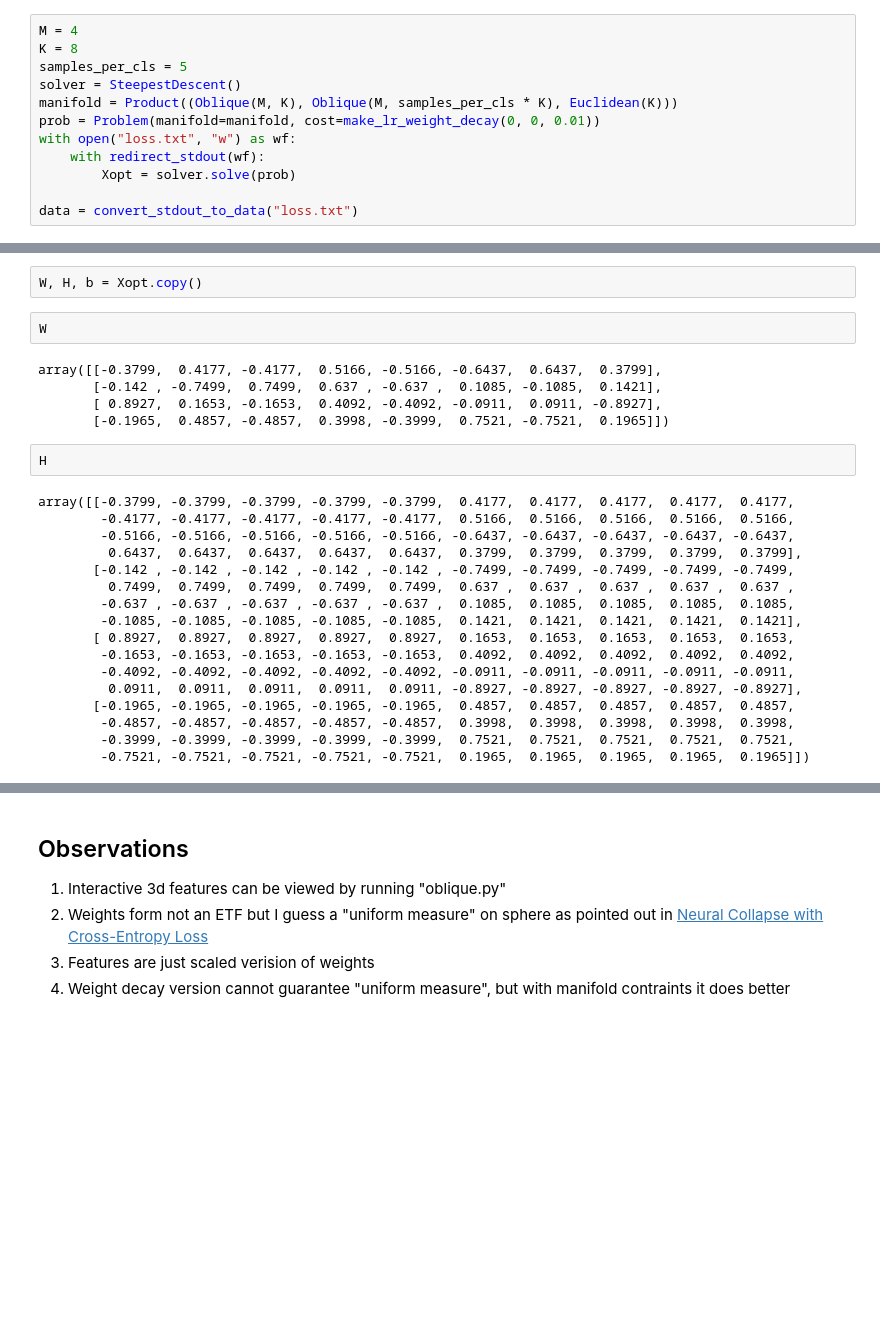
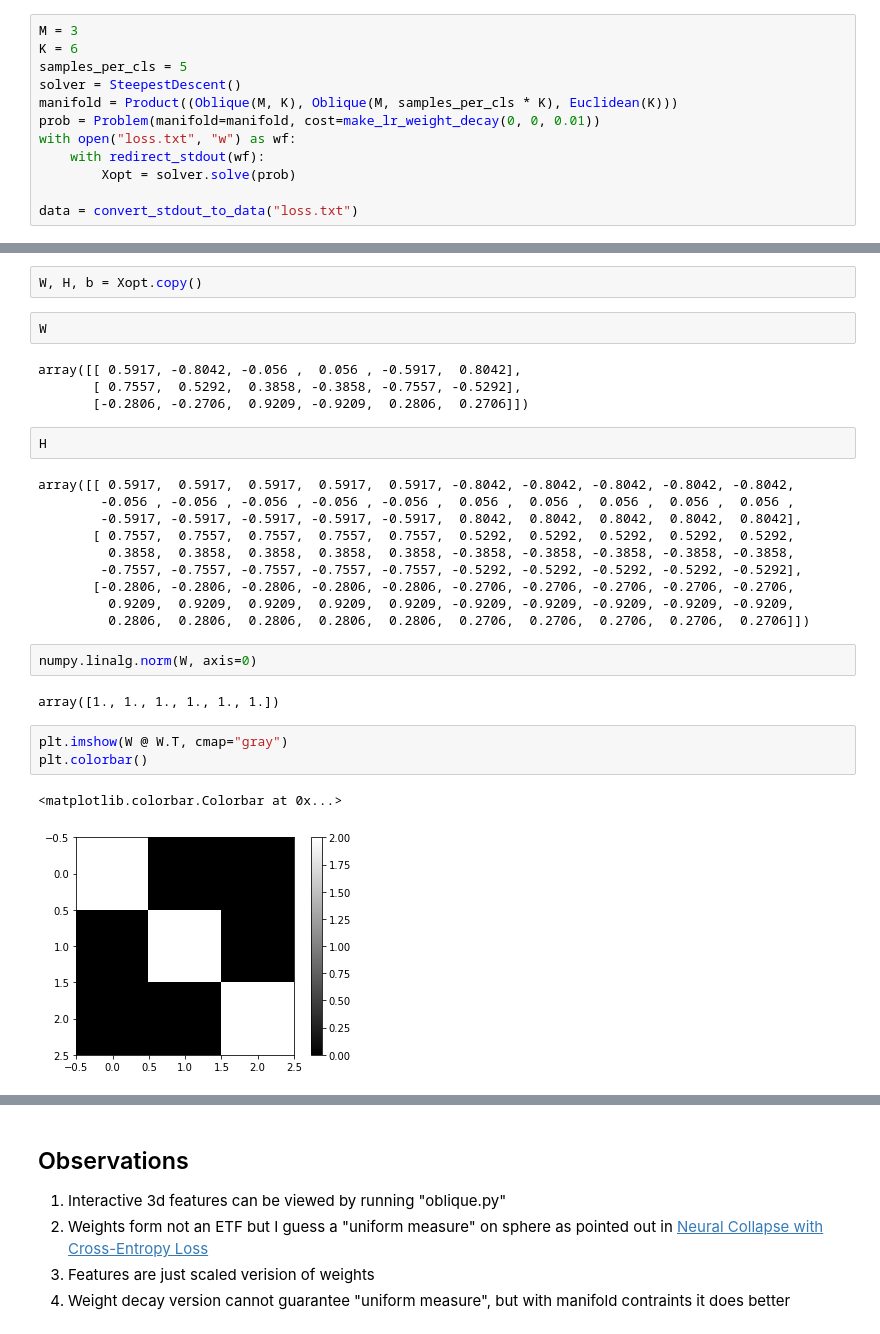
Before and after one commit to 10258392511/NeuralCollapse, a Jupyter notebook: experiments.ipynb, the cells around one changed output, grey strips where cells are left out. Cells and saved outputs as stored; diff of their text form; blank space fills up the shorter version.

```diff
--- a/experiments.ipynb
+++ b/experiments.ipynb
@@ -418,6 +418,6 @@ plt.savefig("images/8cls_2d_decay.png")
 # %%
-M = 4
-K = 8
+M = 3
+K = 6
 samples_per_cls = 5
 solver = SteepestDescent()
 manifold = Product((Oblique(M, K), Oblique(M, samples_per_cls * K), Euclidean(K)))
@@ -434,26 +434,28 @@ W, H, b = Xopt.copy()
 # %%
 W
 # %% [output]
-array([[-0.3799,  0.4177, -0.4177,  0.5166, -0.5166, -0.6437,  0.6437,  0.3799],
-       [-0.142 , -0.7499,  0.7499,  0.637 , -0.637 ,  0.1085, -0.1085,  0.1421],
-       [ 0.8927,  0.1653, -0.1653,  0.4092, -0.4092, -0.0911,  0.0911, -0.8927],
-       [-0.1965,  0.4857, -0.4857,  0.3998, -0.3999,  0.7521, -0.7521,  0.1965]])
+array([[ 0.5917, -0.8042, -0.056 ,  0.056 , -0.5917,  0.8042],
+       [ 0.7557,  0.5292,  0.3858, -0.3858, -0.7557, -0.5292],
+       [-0.2806, -0.2706,  0.9209, -0.9209,  0.2806,  0.2706]])
 # %%
 H
 # %% [output]
-array([[-0.3799, -0.3799, -0.3799, -0.3799, -0.3799,  0.4177,  0.4177,  0.4177,  0.4177,  0.4177,
-        -0.4177, -0.4177, -0.4177, -0.4177, -0.4177,  0.5166,  0.5166,  0.5166,  0.5166,  0.5166,
-        -0.5166, -0.5166, -0.5166, -0.5166, -0.5166, -0.6437, -0.6437, -0.6437, -0.6437, -0.6437,
-         0.6437,  0.6437,  0.6437,  0.6437,  0.6437,  0.3799,  0.3799,  0.3799,  0.3799,  0.3799],
-       [-0.142 , -0.142 , -0.142 , -0.142 , -0.142 , -0.7499, -0.7499, -0.7499, -0.7499, -0.7499,
-         0.7499,  0.7499,  0.7499,  0.7499,  0.7499,  0.637 ,  0.637 ,  0.637 ,  0.637 ,  0.637 ,
-        -0.637 , -0.637 , -0.637 , -0.637 , -0.637 ,  0.1085,  0.1085,  0.1085,  0.1085,  0.1085,
-        -0.1085, -0.1085, -0.1085, -0.1085, -0.1085,  0.1421,  0.1421,  0.1421,  0.1421,  0.1421],
-       [ 0.8927,  0.8927,  0.8927,  0.8927,  0.8927,  0.1653,  0.1653,  0.1653,  0.1653,  0.1653,
-        -0.1653, -0.1653, -0.1653, -0.1653, -0.1653,  0.4092,  0.4092,  0.4092,  0.4092,  0.4092,
-        -0.4092, -0.4092, -0.4092, -0.4092, -0.4092, -0.0911, -0.0911, -0.0911, -0.0911, -0.0911,
-         0.0911,  0.0911,  0.0911,  0.0911,  0.0911, -0.8927, -0.8927, -0.8927, -0.8927, -0.8927],
-       [-0.1965, -0.1965, -0.1965, -0.1965, -0.1965,  0.4857,  0.4857,  0.4857,  0.4857,  0.4857,
-        -0.4857, -0.4857, -0.4857, -0.4857, -0.4857,  0.3998,  0.3998,  0.3998,  0.3998,  0.3998,
-        -0.3999, -0.3999, -0.3999, -0.3999, -0.3999,  0.7521,  0.7521,  0.7521,  0.7521,  0.7521,
-        -0.7521, -0.7521, -0.7521, -0.7521, -0.7521,  0.1965,  0.1965,  0.1965,  0.1965,  0.1965]])
+array([[ 0.5917,  0.5917,  0.5917,  0.5917,  0.5917, -0.8042, -0.8042, -0.8042, -0.8042, -0.8042,
+        -0.056 , -0.056 , -0.056 , -0.056 , -0.056 ,  0.056 ,  0.056 ,  0.056 ,  0.056 ,  0.056 ,
+        -0.5917, -0.5917, -0.5917, -0.5917, -0.5917,  0.8042,  0.8042,  0.8042,  0.8042,  0.8042],
+       [ 0.7557,  0.7557,  0.7557,  0.7557,  0.7557,  0.5292,  0.5292,  0.5292,  0.5292,  0.5292,
+         0.3858,  0.3858,  0.3858,  0.3858,  0.3858, -0.3858, -0.3858, -0.3858, -0.3858, -0.3858,
+        -0.7557, -0.7557, -0.7557, -0.7557, -0.7557, -0.5292, -0.5292, -0.5292, -0.5292, -0.5292],
+       [-0.2806, -0.2806, -0.2806, -0.2806, -0.2806, -0.2706, -0.2706, -0.2706, -0.2706, -0.2706,
+         0.9209,  0.9209,  0.9209,  0.9209,  0.9209, -0.9209, -0.9209, -0.9209, -0.9209, -0.9209,
+         0.2806,  0.2806,  0.2806,  0.2806,  0.2806,  0.2706,  0.2706,  0.2706,  0.2706,  0.2706]])
+# %%
+numpy.linalg.norm(W, axis=0)
+# %% [output]
+array([1., 1., 1., 1., 1., 1.])
+# %%
+plt.imshow(W @ W.T, cmap="gray")
+plt.colorbar()
+# %% [output]
+<matplotlib.colorbar.Colorbar at 0x...>
+[figure, added]
```
Also changed, not shown: parts of 10 cells of this notebook.
